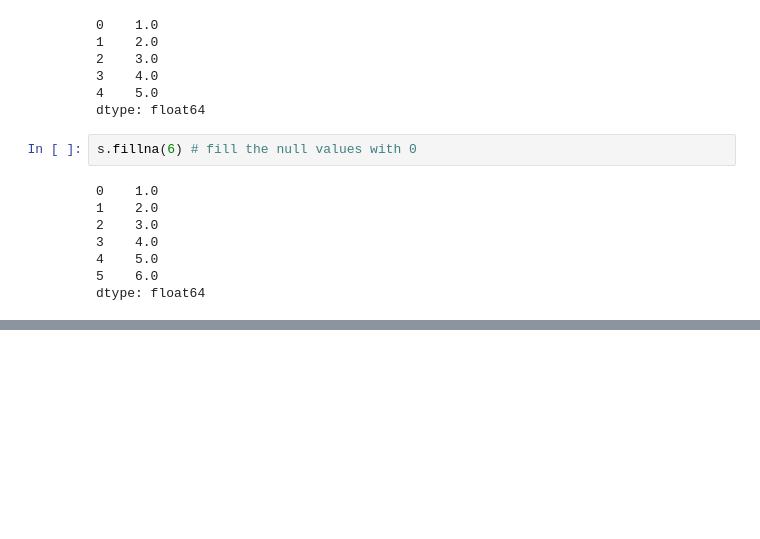
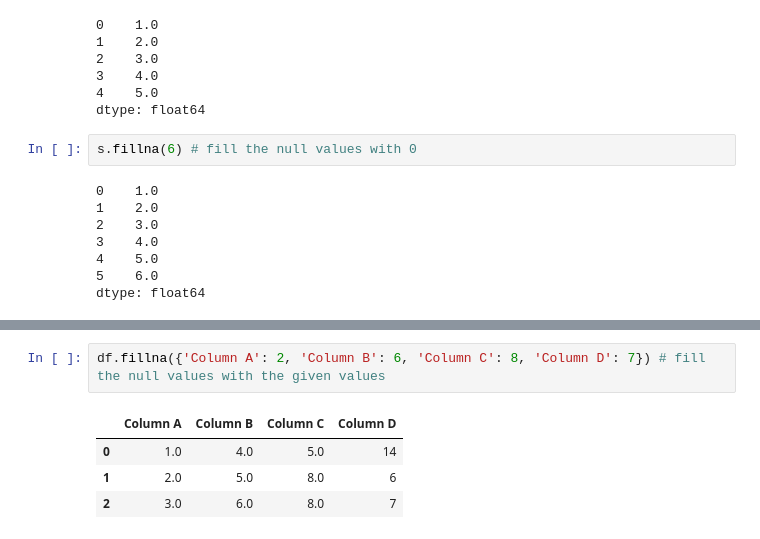
Before and after one commit to Yanil01/pandas_, a Jupyter notebook: main.ipynb, the cells around one changed output, grey strips where cells are left out. Cells and saved outputs as stored; diff of their text form; blank space fills up the shorter version.

```diff
--- a/main.ipynb
+++ b/main.ipynb
@@ -876,0 +995,7 @@ dtype: float64
+# %%
+df.fillna({'Column A': 2, 'Column B': 6, 'Column C': 8, 'Column D': 7}) # fill the null values with the given values
+# %% [output]
+|  | Column A | Column B | Column C | Column D |
+| 0 | 1.0 | 4.0 | 5.0 | 14 |
+| 1 | 2.0 | 5.0 | 8.0 | 6 |
+| 2 | 3.0 | 6.0 | 8.0 | 7 |
```
Also changed, not shown: parts of 17 cells of this notebook.
